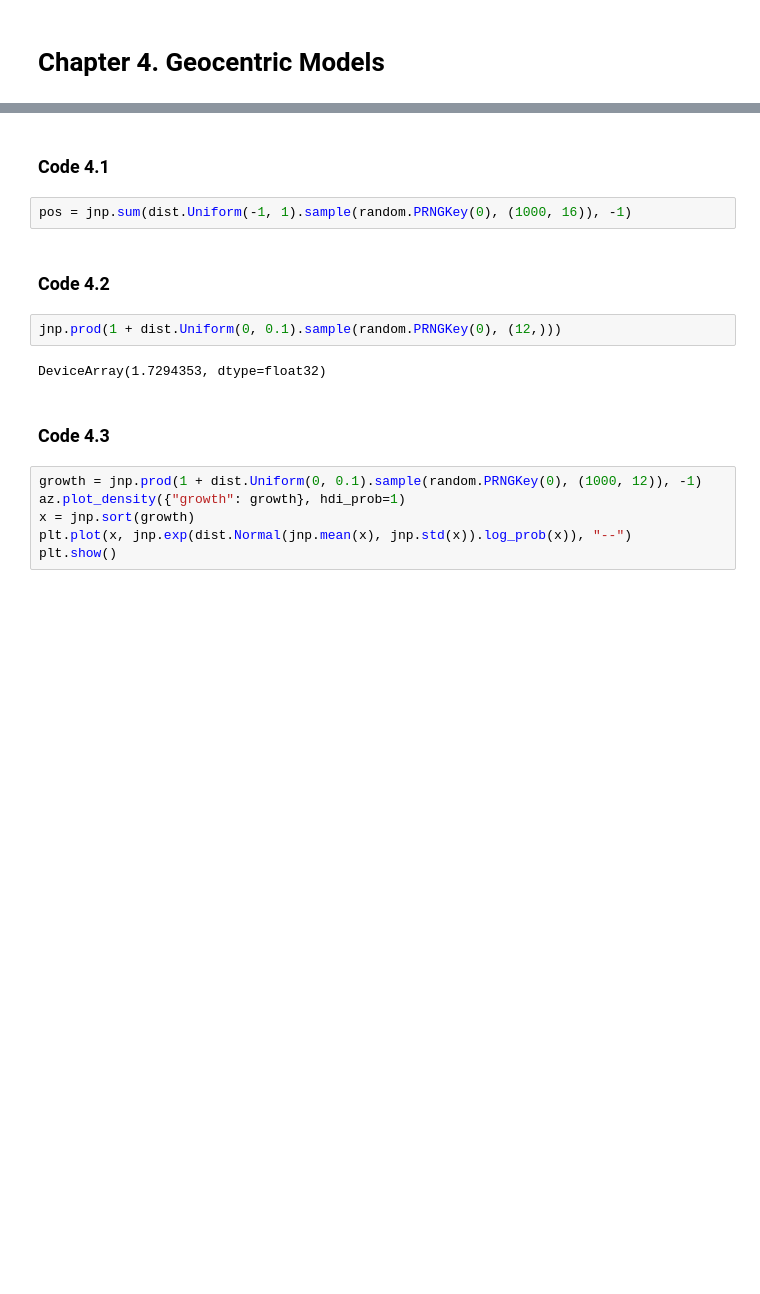
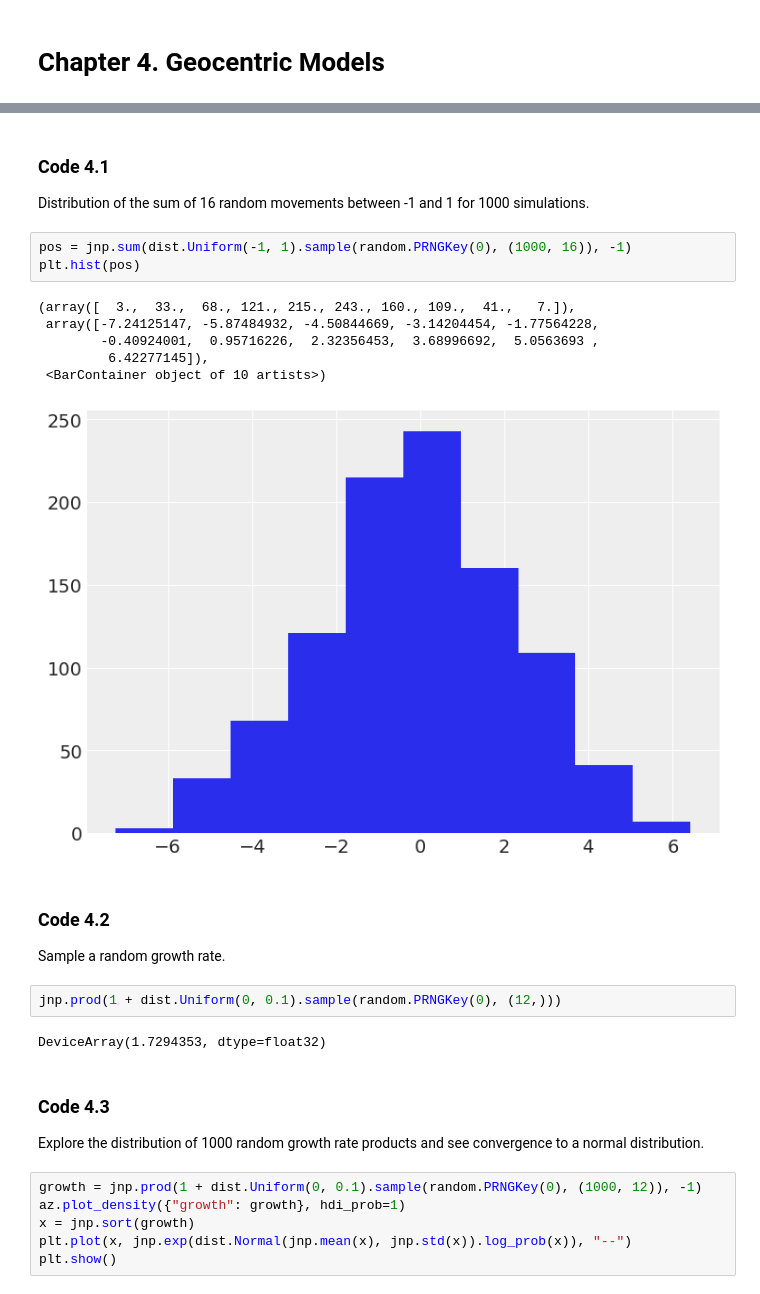
Before and after one commit to rachel-laing/rethinking-numpyro, a Jupyter notebook: notebooks/04_geocentric_models.ipynb, the cells around one changed output, grey strips where cells are left out. Drawn from its saved outputs; the diff is of its cells as text; blank space fills up the shorter version.

```diff
--- a/notebooks/04_geocentric_models.ipynb
+++ b/notebooks/04_geocentric_models.ipynb
@@ -27,18 +28,29 @@ warnings.formatwarning = lambda message, category, *args, **kwargs: "{}: {}\n".f
 )
 az.style.use("arviz-darkgrid")
 numpyro.set_platform("cpu")
+# %% [markdown]
+### Code 4.1
+Distribution of the sum of 16 random movements between -1 and 1 for 1000 simulations.
+# %%
+pos = jnp.sum(dist.Uniform(-1, 1).sample(random.PRNGKey(0), (1000, 16)), -1)
+plt.hist(pos)
+# %% [output]
+(array([  3.,  33.,  68., 121., 215., 243., 160., 109.,  41.,   7.]),
+ array([-7.24125147, -5.87484932, -4.50844669, -3.14204454, -1.77564228,
+        -0.40924001,  0.95716226,  2.32356453,  3.68996692,  5.0563693 ,
+         6.42277145]),
+ <BarContainer object of 10 artists>)
+[figure, added]
 # %% [markdown]
-### Code 4.1
+### Code 4.2
+Sample a random growth rate.
-# %%
-pos = jnp.sum(dist.Uniform(-1, 1).sample(random.PRNGKey(0), (1000, 16)), -1)
-# %% [markdown]
-### Code 4.2
 # %%
 jnp.prod(1 + dist.Uniform(0, 0.1).sample(random.PRNGKey(0), (12,)))
 # %% [output]
 DeviceArray(1.7294353, dtype=float32)
-# %% [markdown]
-### Code 4.3
+# %% [markdown]
+### Code 4.3
+Explore the distribution of 1000 random growth rate products and see convergence to a normal distribution.
 # %%
 growth = jnp.prod(1 + dist.Uniform(0, 0.1).sample(random.PRNGKey(0), (1000, 12)), -1)
 az.plot_density({"growth": growth}, hdi_prob=1)
```
Also changed, not shown: parts of 101 cells of this notebook.
